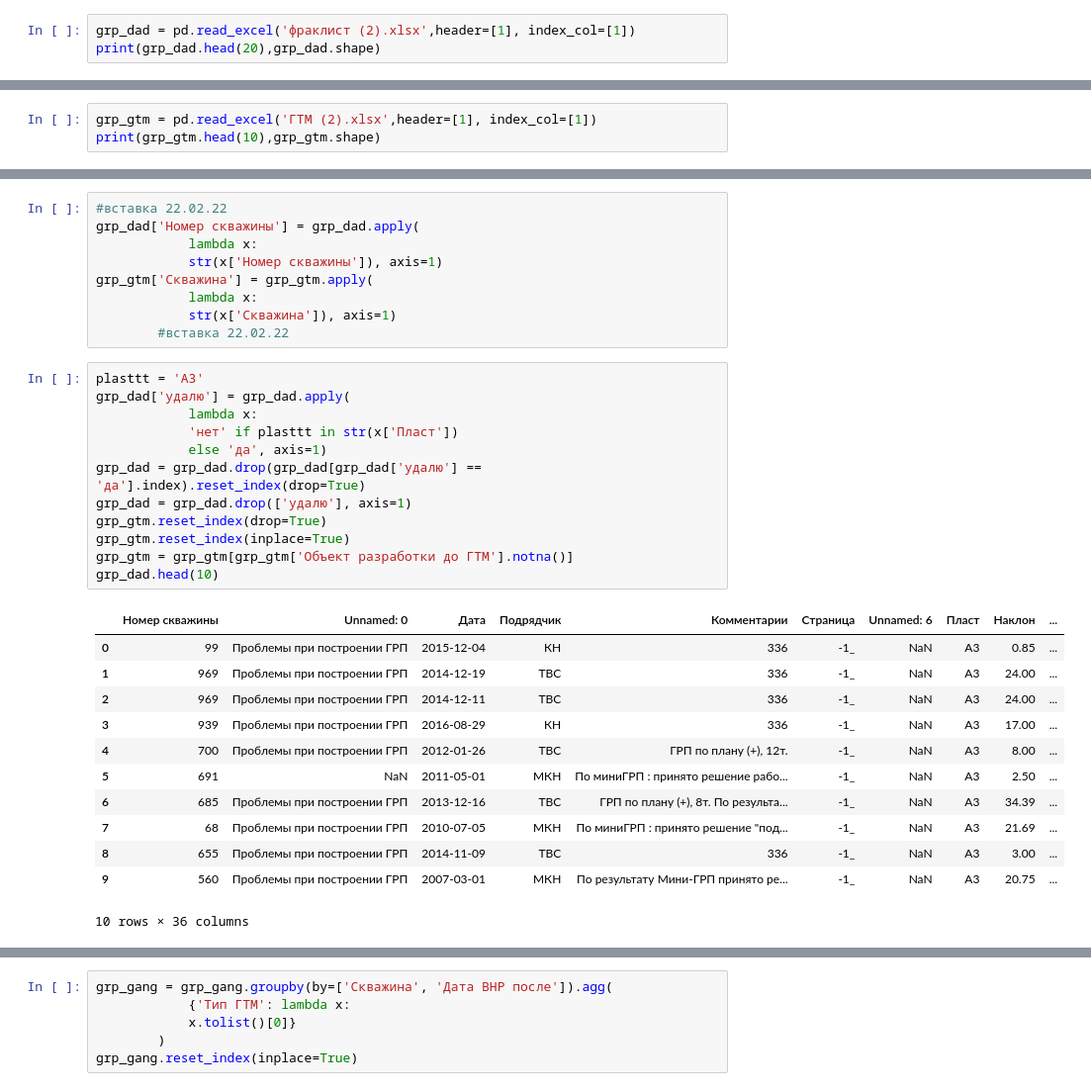
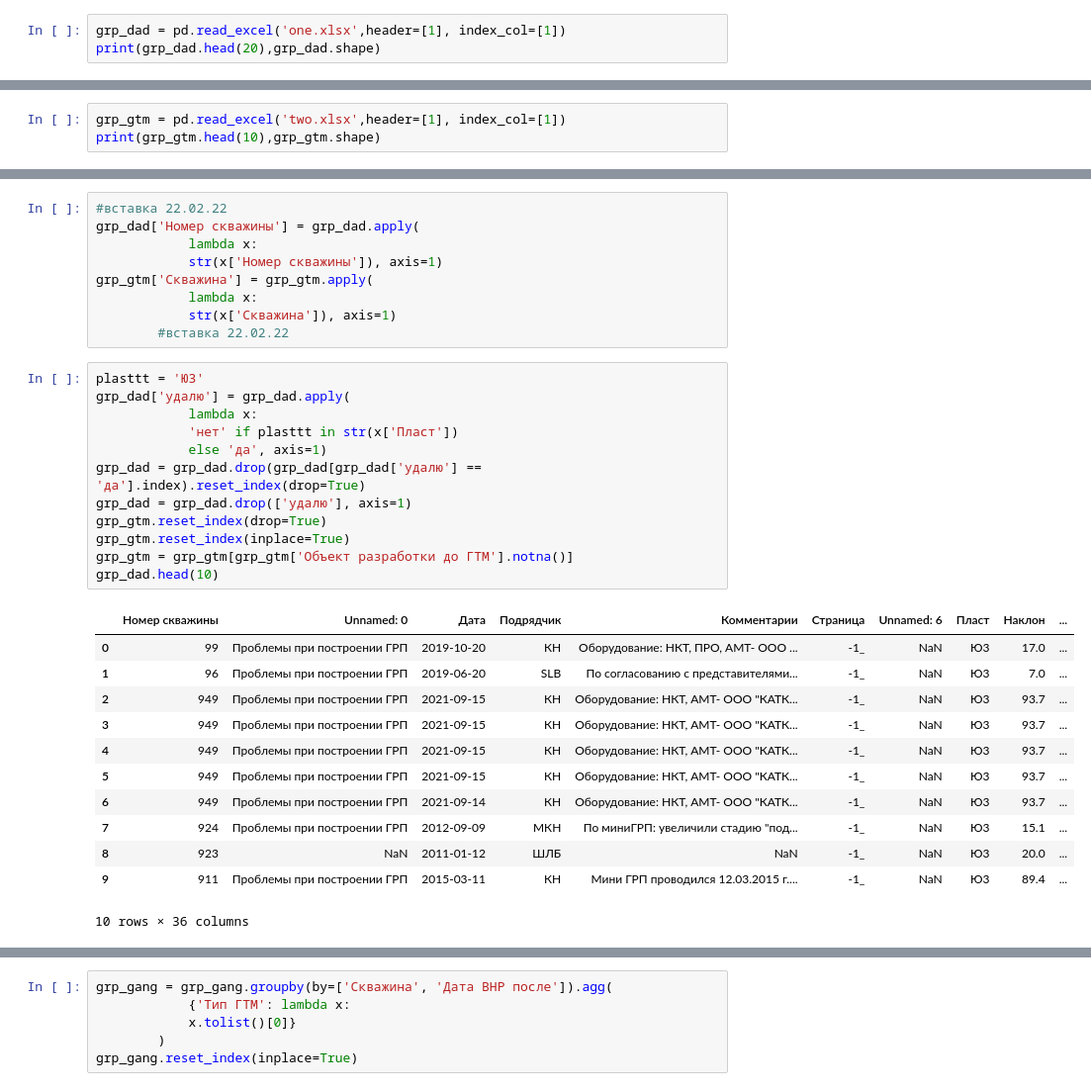
Before and after one commit to lybmvvs/appgazprom2.0, a Jupyter notebook: A3 checking strongly.ipynb, the cells around one changed output, grey strips where cells are left out. Shown at 99% size. Drawn from its saved outputs; the diff is of its cells as text.

```diff
--- a/A3 checking strongly.ipynb
+++ b/A3 checking strongly.ipynb
@@ -5,7 +5,7 @@ import pandas as pd
 import statistics
 import datetime
 # %%
-grp_dad = pd.read_excel('фраклист (2).xlsx',header=[1], index_col=[1])
+grp_dad = pd.read_excel('one.xlsx',header=[1], index_col=[1])
 print(grp_dad.head(20),grp_dad.shape)
 # %% [output]
                                  Unnamed: 0       Дата Подрядчик  \
@@ -28,4 +28,4 @@ print(grp_dad.head(20),grp_dad.shape)
 # %%
-grp_gtm = pd.read_excel('ГТМ (2).xlsx',header=[1], index_col=[1])
+grp_gtm = pd.read_excel('two.xlsx',header=[1], index_col=[1])
 print(grp_gtm.head(10),grp_gtm.shape)
 # %% [output]
@@ -80,28 +80,28 @@ grp_gtm['Скважина'] = grp_gtm.apply(
             str(x['Скважина']), axis=1)
         #вставка 22.02.22
 # %%
-plasttt = 'А3'
+plasttt = 'Ю3'
 grp_dad['удалю'] = grp_dad.apply(
             lambda x:
             'нет' if plasttt in str(x['Пласт'])
             else 'да', axis=1)
 grp_dad = grp_dad.drop(grp_dad[grp_dad['удалю'] == 'да'].index).reset_index(drop=True)
 grp_dad = grp_dad.drop(['удалю'], axis=1)
 grp_gtm.reset_index(drop=True)
 grp_gtm.reset_index(inplace=True)
 grp_gtm = grp_gtm[grp_gtm['Объект разработки до ГТМ'].notna()]
 grp_dad.head(10)
 # %% [output]
 |  | Номер скважины | Unnamed: 0 | Дата | Подрядчик | Комментарии | Страница | Unnamed: 6 | Пласт | Наклон | ... |
-| 0 | 99 | Проблемы при построении ГРП | 2015-12-04 | КН | 336 | -1_ | NaN | А3 | 0.85 | ... |
-| 1 | 969 | Проблемы при построении ГРП | 2014-12-19 | ТВС | 336 | -1_ | NaN | А3 | 24.00 | ... |
-| 2 | 969 | Проблемы при построении ГРП | 2014-12-11 | ТВС | 336 | -1_ | NaN | А3 | 24.00 | ... |
-| 3 | 939 | Проблемы при построении ГРП | 2016-08-29 | КН | 336 | -1_ | NaN | А3 | 17.00 | ... |
-| 4 | 700 | Проблемы при построении ГРП | 2012-01-26 | ТВС | ГРП по плану (+), 12т. | -1_ | NaN | А3 | 8.00 | ... |
-| 5 | 691 | NaN | 2011-05-01 | МКН | По миниГРП : принято решение рабо... | -1_ | NaN | А3 | 2.50 | ... |
-| 6 | 685 | Проблемы при построении ГРП | 2013-12-16 | ТВС | ГРП по плану (+), 8т. По результа... | -1_ | NaN | А3 | 34.39 | ... |
-| 7 | 68 | Проблемы при построении ГРП | 2010-07-05 | МКН | По миниГРП : принято решение "под... | -1_ | NaN | А3 | 21.69 | ... |
-| 8 | 655 | Проблемы при построении ГРП | 2014-11-09 | ТВС | 336 | -1_ | NaN | А3 | 3.00 | ... |
-| 9 | 560 | Проблемы при построении ГРП | 2007-03-01 | МКН | По результату Мини-ГРП принято ре... | -1_ | NaN | А3 | 20.75 | ... |
+| 0 | 99 | Проблемы при построении ГРП | 2019-10-20 | КН | Оборудование: НКТ, ПРО, АМТ- ООО ... | -1_ | NaN | Ю3 | 17.0 | ... |
+| 1 | 96 | Проблемы при построении ГРП | 2019-06-20 | SLB | По согласованию с представителями... | -1_ | NaN | Ю3 | 7.0 | ... |
+| 2 | 949 | Проблемы при построении ГРП | 2021-09-15 | КН | Оборудование: НКТ, АМТ- ООО "КАТК... | -1_ | NaN | Ю3 | 93.7 | ... |
+| 3 | 949 | Проблемы при построении ГРП | 2021-09-15 | КН | Оборудование: НКТ, АМТ- ООО "КАТК... | -1_ | NaN | Ю3 | 93.7 | ... |
+| 4 | 949 | Проблемы при построении ГРП | 2021-09-15 | КН | Оборудование: НКТ, АМТ- ООО "КАТК... | -1_ | NaN | Ю3 | 93.7 | ... |
+| 5 | 949 | Проблемы при построении ГРП | 2021-09-15 | КН | Оборудование: НКТ, АМТ- ООО "КАТК... | -1_ | NaN | Ю3 | 93.7 | ... |
+| 6 | 949 | Проблемы при построении ГРП | 2021-09-14 | КН | Оборудование: НКТ, АМТ- ООО "КАТК... | -1_ | NaN | Ю3 | 93.7 | ... |
+| 7 | 924 | Проблемы при построении ГРП | 2012-09-09 | МКН | По миниГРП: увеличили стадию "под... | -1_ | NaN | Ю3 | 15.1 | ... |
+| 8 | 923 | NaN | 2011-01-12 | ШЛБ | NaN | -1_ | NaN | Ю3 | 20.0 | ... |
+| 9 | 911 | Проблемы при построении ГРП | 2015-03-11 | КН | Мини ГРП проводился 12.03.2015 г.... | -1_ | NaN | Ю3 | 89.4 | ... |
 10 rows × 36 columns
 # %%
```
Also changed, not shown: parts of 62 cells of this notebook, 6 other files.
